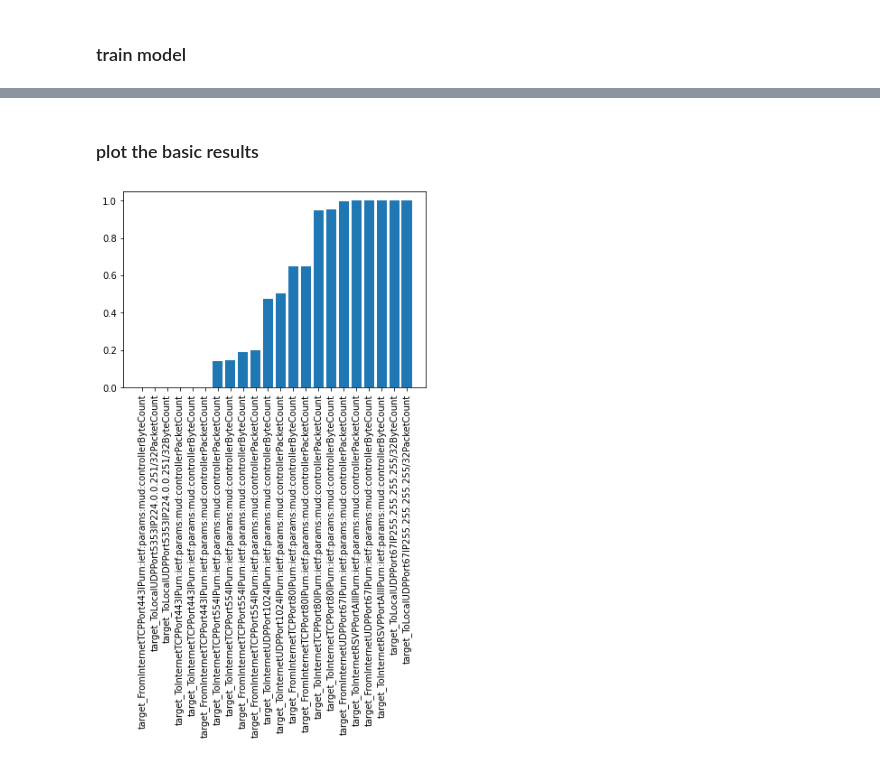
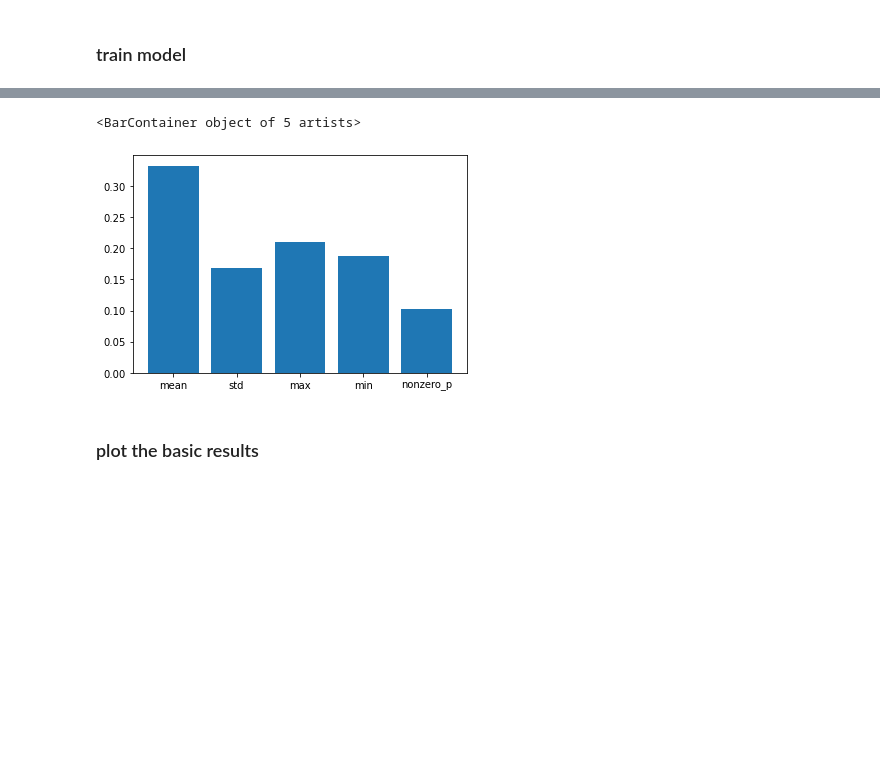
Before and after one commit to MillenniumForce/DATA3001, a Jupyter notebook: shallow_learning/modelling.ipynb, the cells around one changed output, grey strips where cells are left out. Drawn from its saved outputs; the diff is of its cells as text; code cells hidden in the pictures; blank space fills up the shorter version.

```diff
--- a/shallow_learning/modelling.ipynb
+++ b/shallow_learning/modelling.ipynb
@@ -70,13 +77,7 @@ results_df.head()
+# %%
+plt.bar(X_test.columns, clf.feature_importances_)
+# %% [output]
+<BarContainer object of 5 artists>
+[figure, added]
 # %% [markdown]
 ### plot the basic results
-# %%
-tmp_srt = results_df.sort_values('f1-score', ascending=True)
-
-fig, ax = plt.subplots()
-
-ax.bar(tmp_srt['feature'], tmp_srt['f1-score'])
-plt.xticks(rotation=90)
-
-plt.show()
-# %% [output]
-[figure, removed]
```
Also changed, not shown: parts of 17 cells of this notebook, 4 other files.
